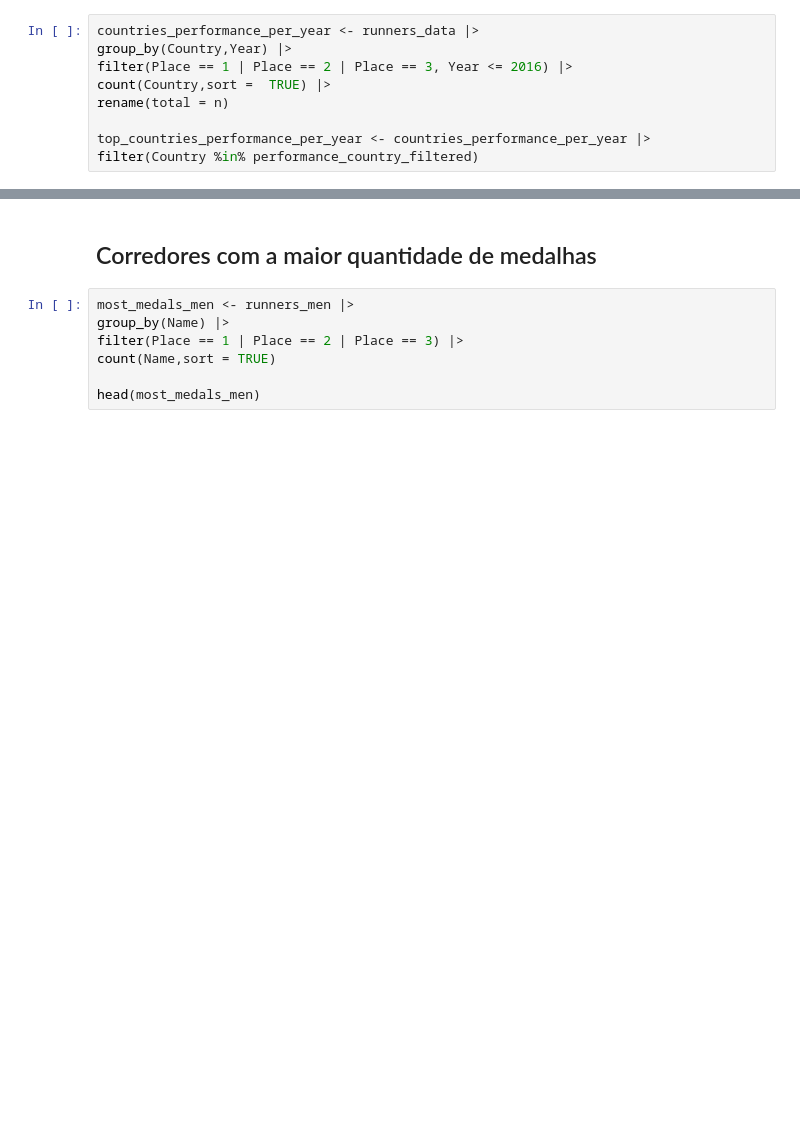
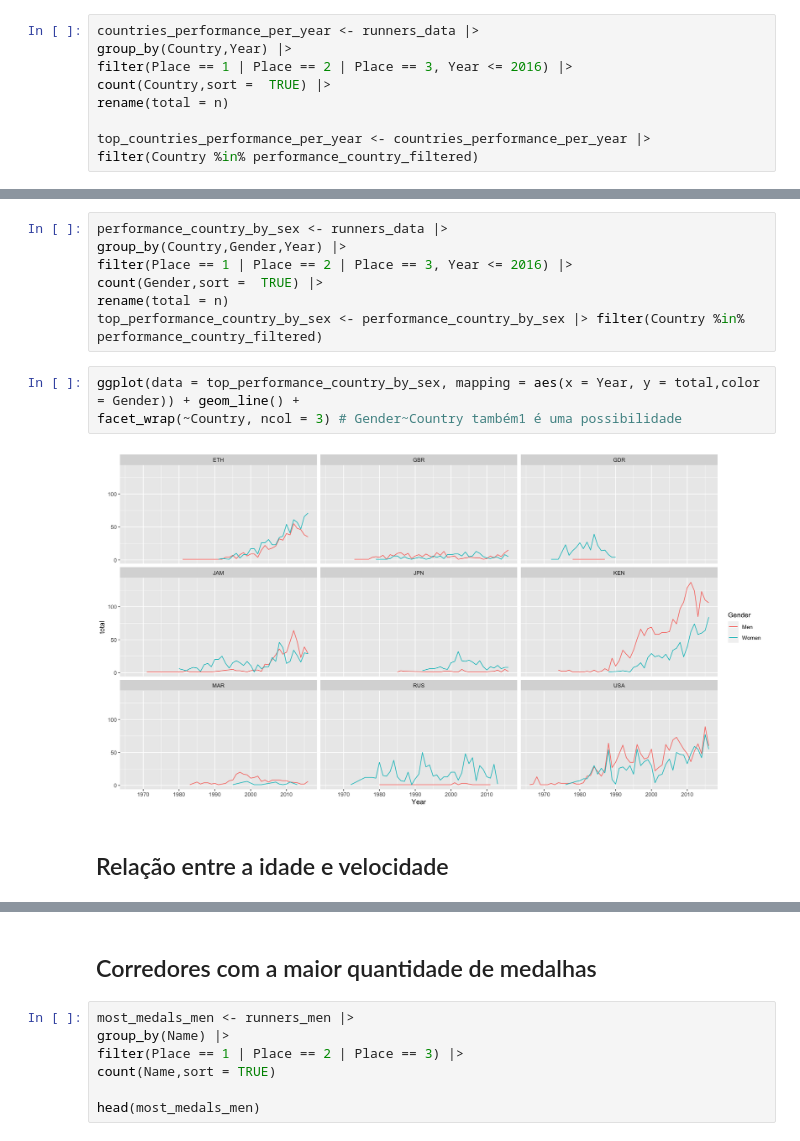
Before and after one commit to TomasLira/Sprint-and-Marathon-analysis, a Jupyter notebook: ExploratoryAnalysisRunners.ipynb, the cells around one changed output, grey strips where cells are left out. Saved outputs shown, nothing was run; the diff lists cells and outputs as text; blank space fills up the shorter version.

```diff
--- a/ExploratoryAnalysisRunners.ipynb
+++ b/ExploratoryAnalysisRunners.ipynb
@@ -165,0 +168,14 @@ facet_wrap(~Country, ncol = 3)
+# %%
+performance_country_by_sex <- runners_data |>
+group_by(Country,Gender,Year) |>
+filter(Place == 1 | Place == 2 | Place == 3, Year <= 2016) |>
+count(Gender,sort =  TRUE) |>
+rename(total = n)
+top_performance_country_by_sex <- performance_country_by_sex |> filter(Country %in% performance_country_filtered)
+# %%
+ggplot(data = top_performance_country_by_sex, mapping = aes(x = Year, y = total,color = Gender)) + geom_line() +
+facet_wrap(~Country, ncol = 3) # Gender~Country também1 é uma possibilidade
+# %% [output]
+[figure, added]
+# %% [markdown]
+## Relação entre a idade e velocidade
```
Also changed, not shown: parts of 6 cells of this notebook, 1 other file.
